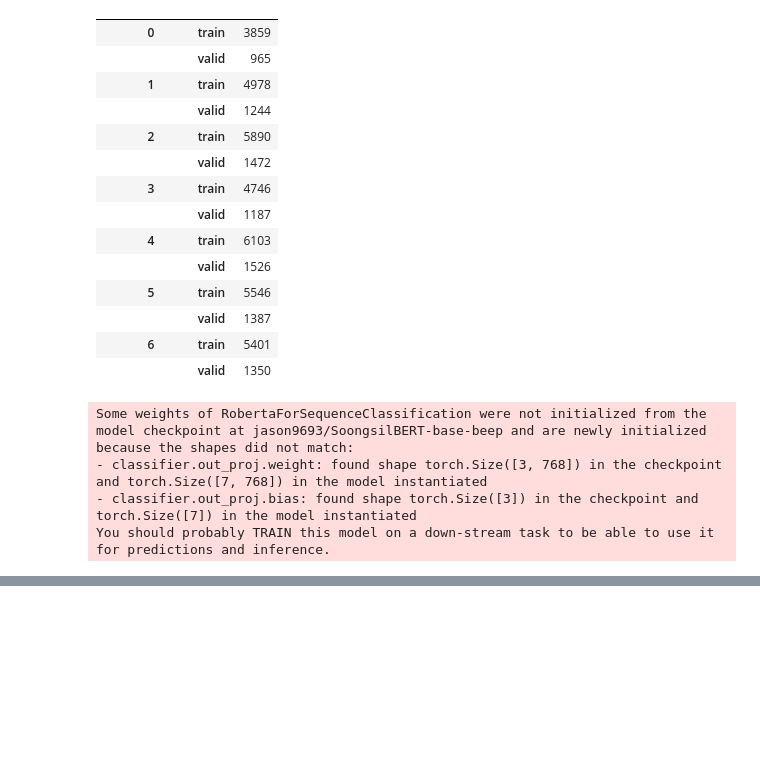
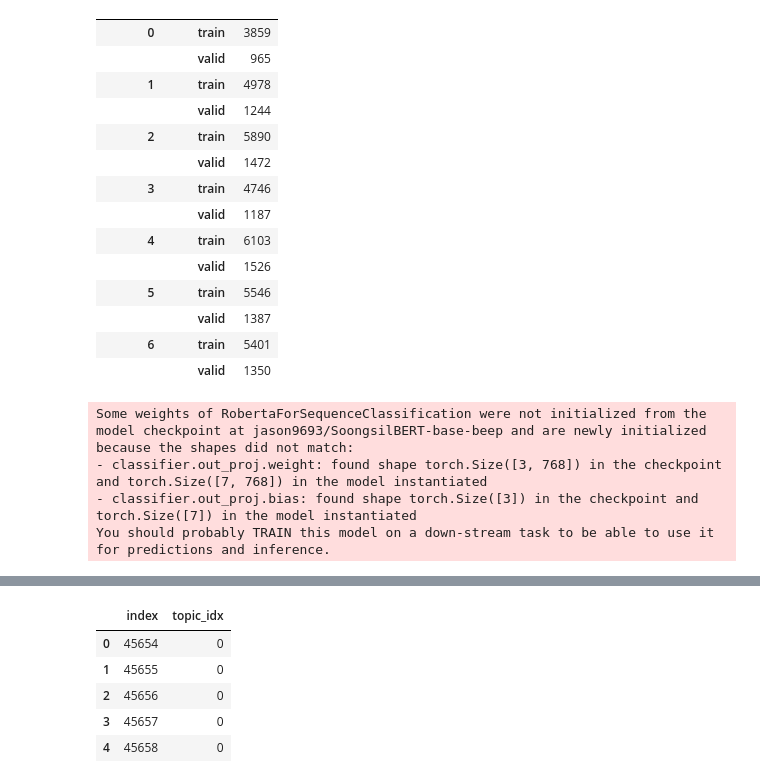
Before and after one commit to sunny0103/DeepLearning_nlp_projects, a Jupyter notebook: korea_news_topics/korea_news_topics_classification_base.ipynb, the cells around one changed output, grey strips where cells are left out. Cells and saved outputs as stored; diff of their text form; code cells hidden in the pictures; blank space fills up the shorter version.

```diff
--- a/korea_news_topics/korea_news_topics_classification_base.ipynb
+++ b/korea_news_topics/korea_news_topics_classification_base.ipynb
@@ -302,0 +350,10 @@ Epoch:3, Train loss: 0.199, Validation loss: 0.409, Accuracy: 0.868
+# %%
+submission = pd.read_csv('./sample_submission.csv')
+submission.head()
+# %% [output]
+|  | index | topic_idx |
+| 0 | 45654 | 0 |
+| 1 | 45655 | 0 |
+| 2 | 45656 | 0 |
+| 3 | 45657 | 0 |
+| 4 | 45658 | 0 |
```
Also changed, not shown: parts of 15 cells of this notebook.
